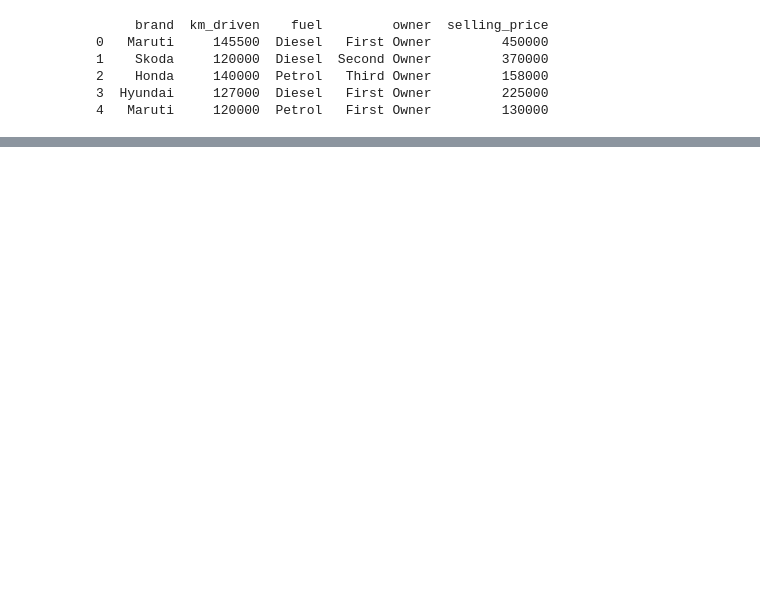
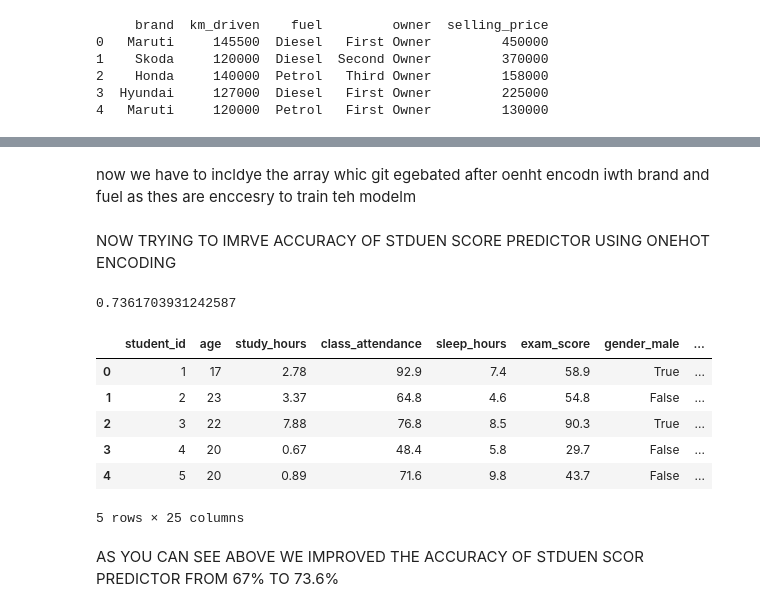
Before and after one commit to MRSE435/MACHINE-LEARNING-JOURNEY, a Jupyter notebook: DATAPROCESSING.ipynb, the cells around one changed output, grey strips where cells are left out. Cells and saved outputs as stored; diff of their text form; code cells hidden in the pictures; blank space fills up the shorter version.

Commit message:
improved accuracy of studen score predictor by using nehot encoding and got  rsqure valye of 0.7366

```diff
--- a/DATAPROCESSING.ipynb
+++ b/DATAPROCESSING.ipynb
@@ -980,0 +1018,36 @@ print(df.head())
+# %% [markdown]
+now we have to incldye the array whic git egebated after oenht encodn iwth brand and fuel as thes are enccesry to train teh modelm
+# %% [markdown]
+NOW TRYING TO IMRVE ACCURACY OF STDUEN SCORE PREDICTOR USING ONEHOT ENCODING
+# %%
+import pandas as pd
+from sklearn.preprocessing import LabelEncoder
+le=LabelEncoder()
+df=pd.read_csv("examscore.csv")
+df=pd.get_dummies(df,drop_first=True)
+from sklearn.model_selection import train_test_split
+from sklearn.linear_model import LinearRegression
+from sklearn.metrics import r2_score
+
+
+
+x=df.drop("exam_score",axis=1)
+y=df[["exam_score"]]
+model=LinearRegression()
+X_train,X_test,y_train,y_test=train_test_split(x,y,test_size=0.33,random_state=42)
+model.fit(X_train,y_train)
+prediction=model.predict(X_test)
+r2score=r2_score(y_test,prediction)
+print(r2score)
+df.head()
+# %% [output]
+0.7361703931242587
+|  | student_id | age | study_hours | class_attendance | sleep_hours | exam_score | gender_male | ... |
+| 0 | 1 | 17 | 2.78 | 92.9 | 7.4 | 58.9 | True | ... |
+| 1 | 2 | 23 | 3.37 | 64.8 | 4.6 | 54.8 | False | ... |
+| 2 | 3 | 22 | 7.88 | 76.8 | 8.5 | 90.3 | True | ... |
+| 3 | 4 | 20 | 0.67 | 48.4 | 5.8 | 29.7 | False | ... |
+| 4 | 5 | 20 | 0.89 | 71.6 | 9.8 | 43.7 | False | ... |
+5 rows × 25 columns
+# %% [markdown]
+AS YOU CAN SEE ABOVE WE IMPROVED THE ACCURACY OF STDUEN SCOR PREDICTOR FROM 67% TO 73.6%
```
Also changed, not shown: parts of 13 cells of this notebook.
